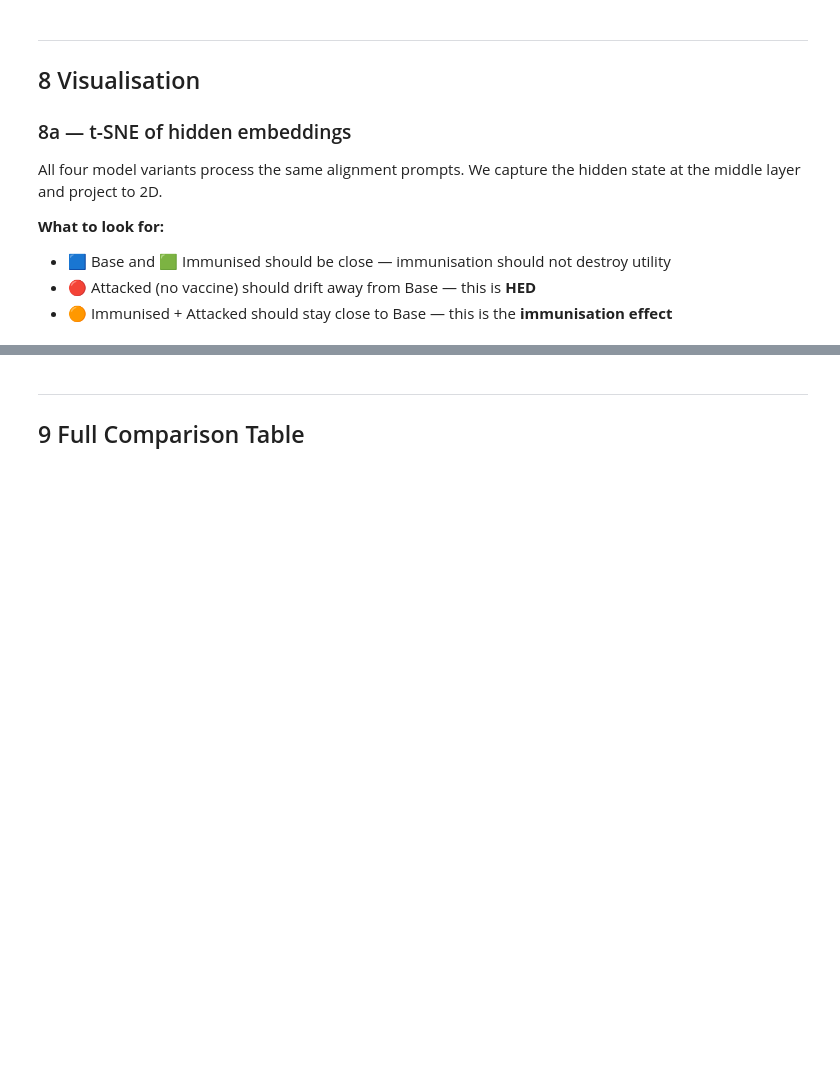
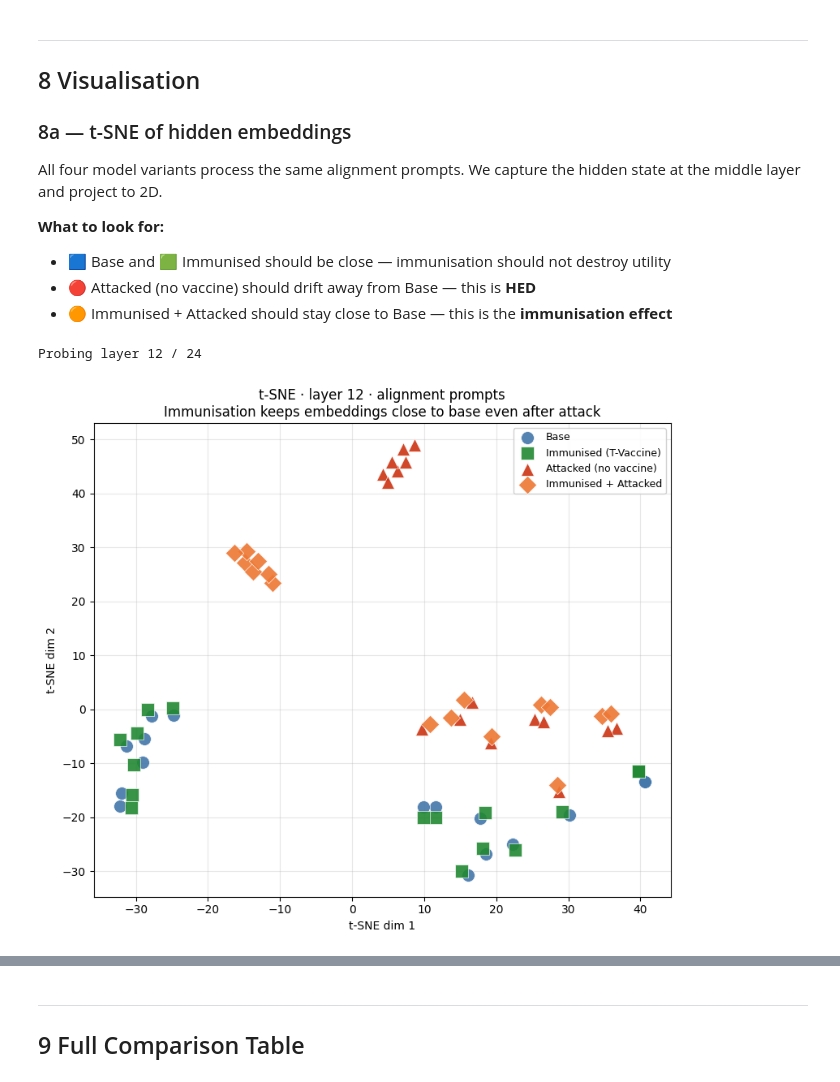
Before and after one commit to QwertyJacob/lm_immunisation, a Jupyter notebook: hands_on/tvaccine_A_fullprecision.ipynb, the cells around one changed output, grey strips where cells are left out. Saved outputs shown, nothing was run; the diff lists cells and outputs as text; code cells hidden in the pictures; blank space fills up the shorter version.

```diff
--- a/hands_on/tvaccine_A_fullprecision.ipynb
+++ b/hands_on/tvaccine_A_fullprecision.ipynb
@@ -556,6 +576,7 @@ All four model variants process the same alignment prompts. We capture the hidde
 # %%
 PROBE = N_LAYERS // 2
 print(f"Probing layer {PROBE} / {N_LAYERS}")
+batch_ids = align_ids[torch.randint(0, len(harmful_ids) - 1, (16,))].to(DEVICE)
 
 conditions = {
     "Base":                  base_model,
@@ -564,7 +585,7 @@ conditions = {
     "Immunised + Attacked":  imm_attacked,
 }
 
-embs = {name: collect_embeddings(m, align_ids, PROBE)
+embs = {name: collect_embeddings(m, batch_ids, PROBE)
         for name, m in conditions.items()}
 
 all_np  = np.vstack(list(embs.values()))
@@ -575,34 +596,37 @@ coords  = TSNE(n_components=2,
                ).fit_transform(all_np)
 
 COLOURS = {"Base": "#4477AA",
            "Immunised (T-Vaccine)": "#228833",
            "Attacked (no vaccine)": "#CC3311",
            "Immunised + Attacked":  "#EE7733"}
 MARKERS = {"Base": "o", "Immunised (T-Vaccine)": "s",
            "Attacked (no vaccine)": "^", "Immunised + Attacked": "D"}
 
 fig, ax = plt.subplots(figsize=(8, 7))
 offset = 0
 for name, n in zip(embs, n_each):
     xy = coords[offset:offset+n]
     ax.scatter(xy[:,0], xy[:,1], c=COLOURS[name], marker=MARKERS[name],
                s=130, alpha=0.9, edgecolors="white", lw=0.5, label=name, zorder=3)
     offset += n
 
 ax.set_title(f"t-SNE · layer {PROBE} · alignment prompts\n"
              "Immunisation keeps embeddings close to base even after attack",
              fontsize=12)
 ax.set_xlabel("t-SNE dim 1")
 ax.set_ylabel("t-SNE dim 2")
 ax.legend(fontsize=9, framealpha=0.9)
 ax.grid(True, alpha=0.3)
 plt.tight_layout()
 plt.savefig("tsne.png", dpi=150, bbox_inches="tight")
 plt.show()
 
-
+del batch_ids
 gc.collect()
 torch.cuda.empty_cache()
+# %% [output]
+Probing layer 12 / 24
+[figure, added]
 # %%
 # ── 8b — Layer-wise embedding drift ──────────────────────────────────────────
 print("Computing layer-wise drift (~30 s)...")
```
Also changed, not shown: parts of 5 cells of this notebook.
